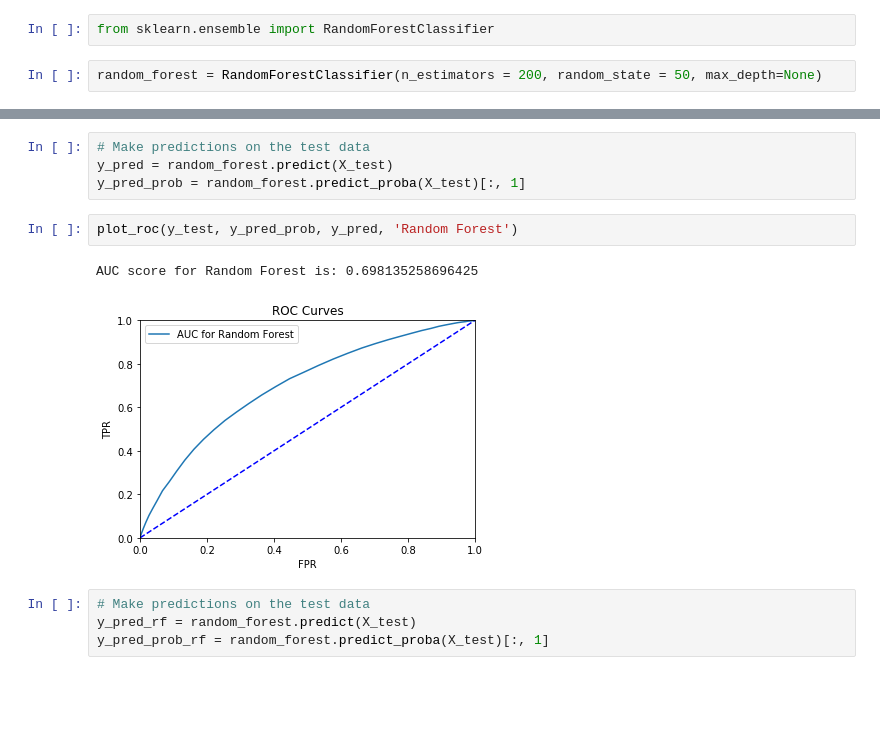
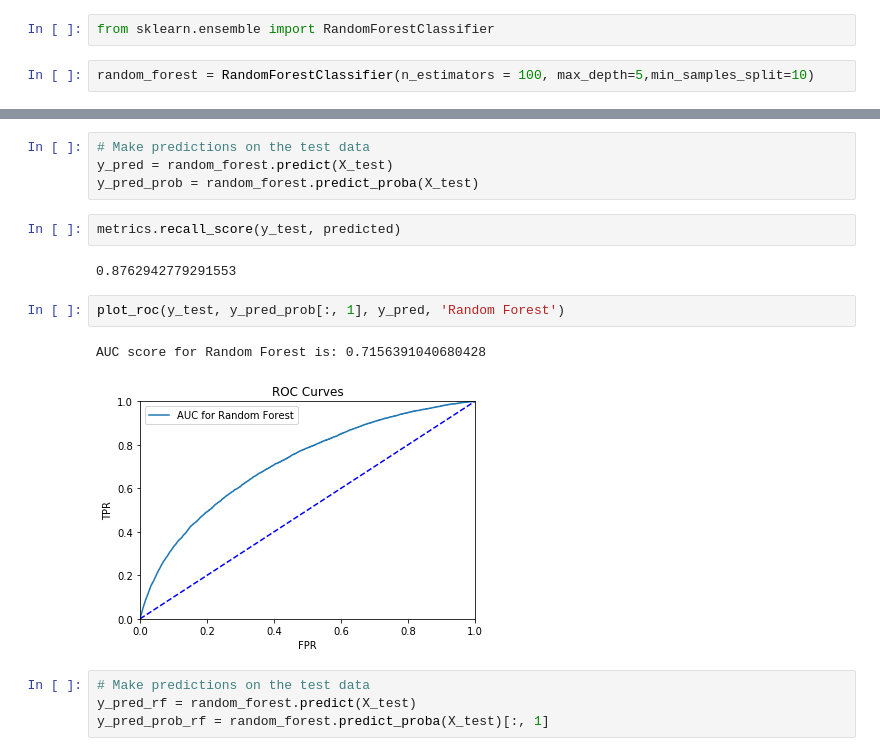
Before and after one commit to cy1355nz/DSGA3001-FinalProject, a Jupyter notebook: leo/clean-version-recent.ipynb, the cells around one changed output, grey strips where cells are left out. Saved outputs shown, nothing was run; the diff lists cells and outputs as text; blank space fills up the shorter version.

```diff
--- a/leo/clean-version-recent.ipynb
+++ b/leo/clean-version-recent.ipynb
@@ -774,6 +769,6 @@ AUC: 0.5106461729286738
 # %%
 from sklearn.ensemble import RandomForestClassifier
 # %%
-random_forest = RandomForestClassifier(n_estimators = 200, random_state = 50, max_depth=None)
+random_forest = RandomForestClassifier(n_estimators = 100, max_depth=5,min_samples_split=10)
 # %%
 random_forest.fit(X_train, y_train)
@@ -780,12 +783,16 @@ random_forest.fit(X_train, y_train)
 # %%
 # Make predictions on the test data
 y_pred = random_forest.predict(X_test)
-y_pred_prob = random_forest.predict_proba(X_test)[:, 1]
+y_pred_prob = random_forest.predict_proba(X_test)
+# %%
+metrics.recall_score(y_test, predicted)
+# %% [output]
+0.8762942779291553
 # %%
-plot_roc(y_test, y_pred_prob, y_pred, 'Random Forest')
+plot_roc(y_test, y_pred_prob[:, 1], y_pred, 'Random Forest')
 # %% [output]
-AUC score for Random Forest is: 0.698135258696425
+AUC score for Random Forest is: 0.7156391040680428
-[figure, old version]
+[figure, new version]
 # %%
 # Make predictions on the test data
 y_pred_rf = random_forest.predict(X_test)
```
Also changed, not shown: parts of 28 cells of this notebook.
